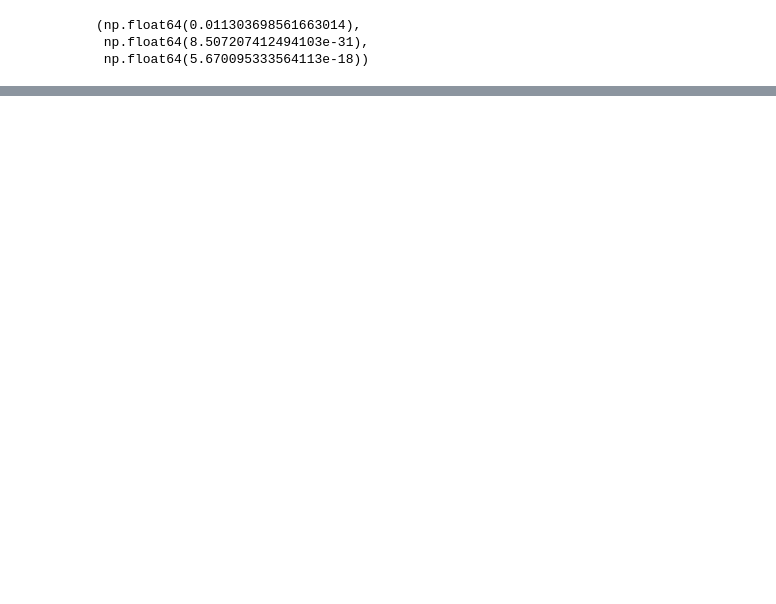
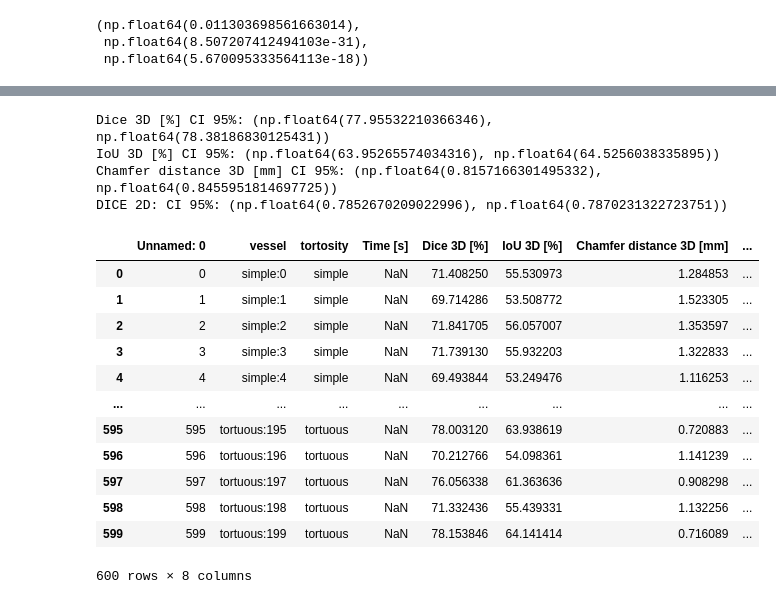
Before and after one commit to cvlab-ai/visual-hull-experiments, a Jupyter notebook: notebooks/general.ipynb, the cells around one changed output, grey strips where cells are left out. Cells and saved outputs as stored; diff of their text form; code cells hidden in the pictures; blank space fills up the shorter version.

```diff
--- a/notebooks/general.ipynb
+++ b/notebooks/general.ipynb
@@ -82,0 +90,33 @@ Passing `palette` without assigning `hue` is deprecated and will be removed in v
+# %%
+for metric in metrics:
+    print(f"{metric} CI 95%: {ci(df[metric])}")
+print(f"DICE 2D: CI 95%: {ci(df['Avg Dice 2D [%]'])}")
+# %% [output]
+Dice 3D [%] CI 95%: (np.float64(77.95532210366346), np.float64(78.38186830125431))
+IoU 3D [%] CI 95%: (np.float64(63.95265574034316), np.float64(64.5256038335895))
+Chamfer distance 3D [mm] CI 95%: (np.float64(0.8157166301495332), np.float64(0.8455951814697725))
+DICE 2D: CI 95%: (np.float64(0.7852670209022996), np.float64(0.7870231322723751))
+# %%
+
+df = pd.read_csv("../data/general_clinical/experiment_results.csv")
+
+df_tortuous = df[df['tortosity'] == 'tortuous']
+df_moderate = df[df['tortosity'] == 'moderate']
+df_simple = df[df['tortosity'] == 'simple']
+
+metrics = ['Dice 3D [%]', 'IoU 3D [%]', 'Chamfer distance 3D [mm]']
+df
+# %% [output]
+|  | Unnamed: 0 | vessel | tortosity | Time [s] | Dice 3D [%] | IoU 3D [%] | Chamfer distance 3D [mm] | ... |
+| 0 | 0 | simple:0 | simple | NaN | 71.408250 | 55.530973 | 1.284853 | ... |
+| 1 | 1 | simple:1 | simple | NaN | 69.714286 | 53.508772 | 1.523305 | ... |
+| 2 | 2 | simple:2 | simple | NaN | 71.841705 | 56.057007 | 1.353597 | ... |
+| 3 | 3 | simple:3 | simple | NaN | 71.739130 | 55.932203 | 1.322833 | ... |
+| 4 | 4 | simple:4 | simple | NaN | 69.493844 | 53.249476 | 1.116253 | ... |
+| ... | ... | ... | ... | ... | ... | ... | ... | ... |
+| 595 | 595 | tortuous:195 | tortuous | NaN | 78.003120 | 63.938619 | 0.720883 | ... |
+| 596 | 596 | tortuous:196 | tortuous | NaN | 70.212766 | 54.098361 | 1.141239 | ... |
+| 597 | 597 | tortuous:197 | tortuous | NaN | 76.056338 | 61.363636 | 0.908298 | ... |
+| 598 | 598 | tortuous:198 | tortuous | NaN | 71.332436 | 55.439331 | 1.132256 | ... |
+| 599 | 599 | tortuous:199 | tortuous | NaN | 78.153846 | 64.141414 | 0.716089 | ... |
+600 rows × 8 columns
```
Also changed, not shown: parts of 6 cells of this notebook, 5 other files.
